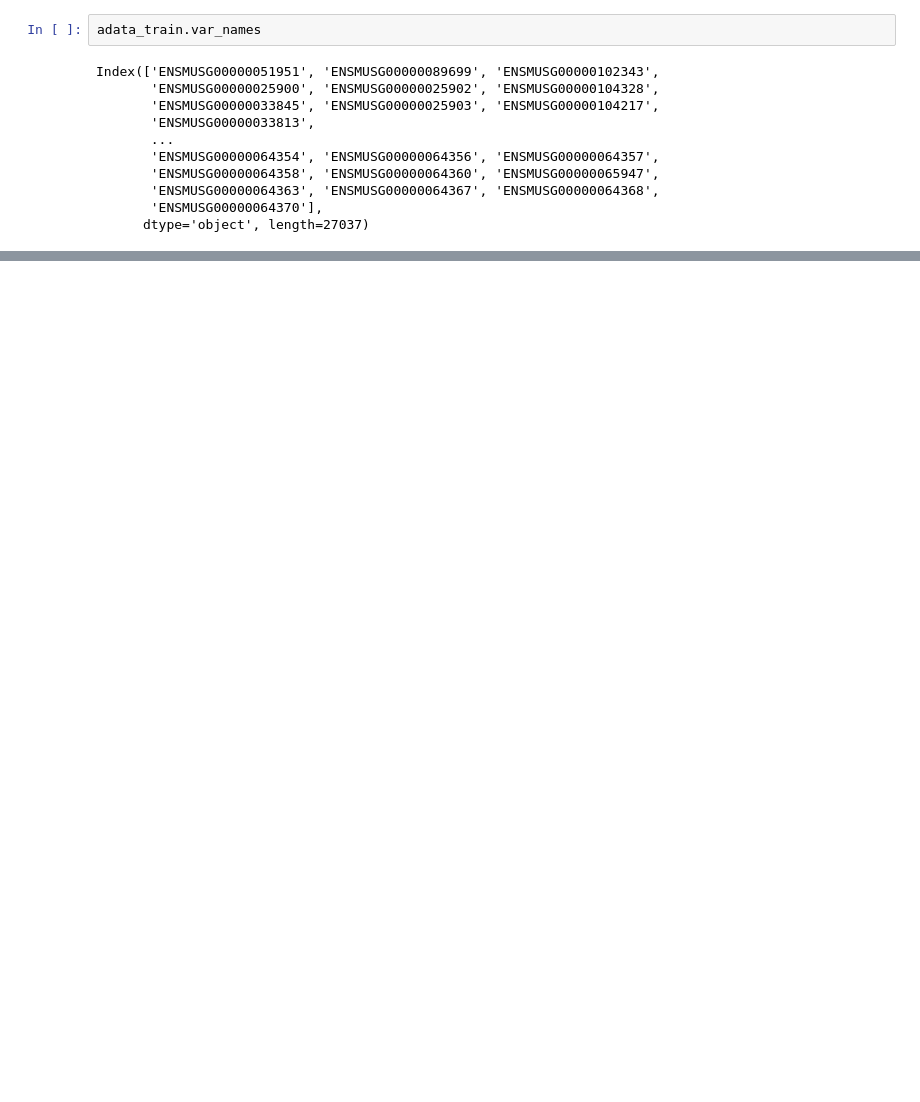
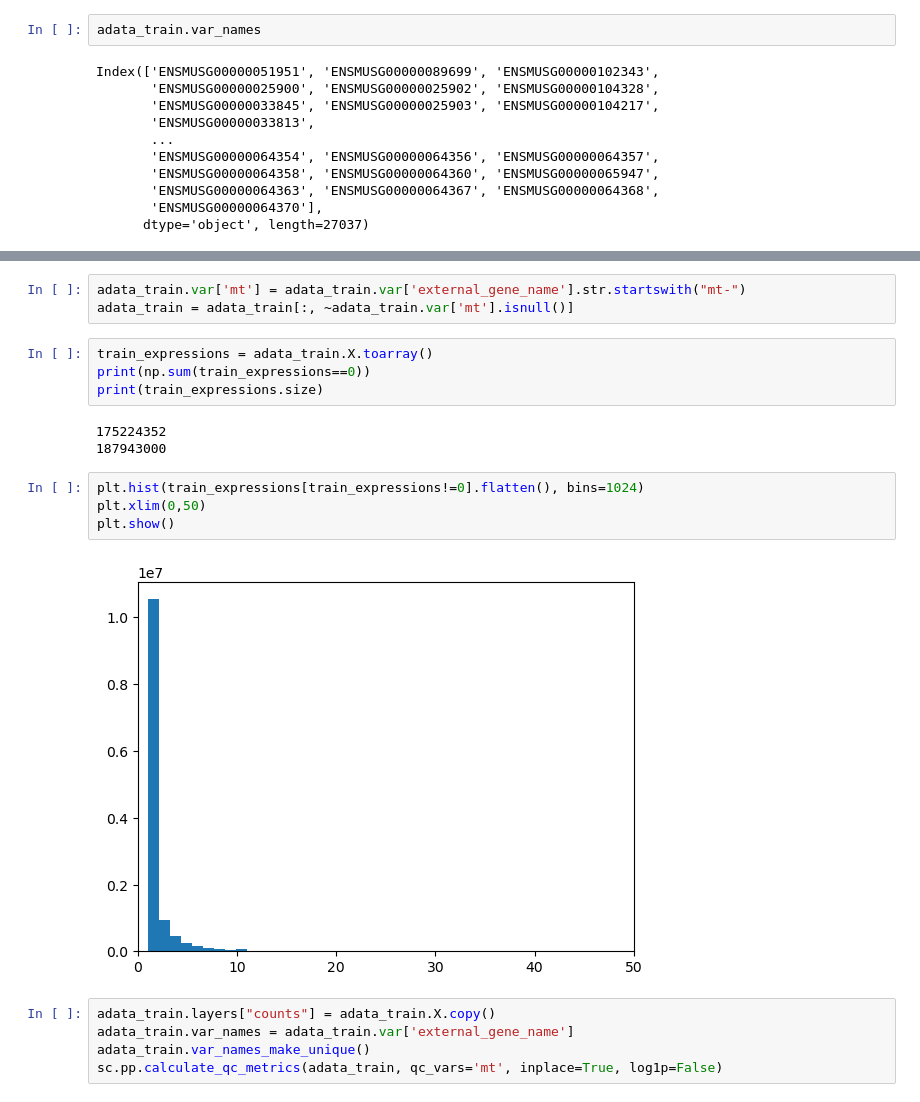
Before and after one commit to easwaranramamurthy/cell-type-classification, a Jupyter notebook: src/01_preprocess_sc_data.ipynb, the cells around one changed output, grey strips where cells are left out. Drawn from its saved outputs; the diff is of its cells as text; blank space fills up the shorter version.

```diff
--- a/src/01_preprocess_sc_data.ipynb
+++ b/src/01_preprocess_sc_data.ipynb
@@ -102,0 +101,21 @@ plt.show()
+# %%
+adata_train.var['mt'] = adata_train.var['external_gene_name'].str.startswith("mt-")
+adata_train = adata_train[:, ~adata_train.var['mt'].isnull()]
+# %%
+train_expressions = adata_train.X.toarray()
+print(np.sum(train_expressions==0))
+print(train_expressions.size)
+# %% [output]
+175224352
+187943000
+# %%
+plt.hist(train_expressions[train_expressions!=0].flatten(), bins=1024)
+plt.xlim(0,50)
+plt.show()
+# %% [output]
+[figure, added]
+# %%
+adata_train.layers["counts"] = adata_train.X.copy()
+adata_train.var_names = adata_train.var['external_gene_name']
+adata_train.var_names_make_unique()
+sc.pp.calculate_qc_metrics(adata_train, qc_vars='mt', inplace=True, log1p=False)
```
Also changed, not shown: parts of 38 cells of this notebook.
